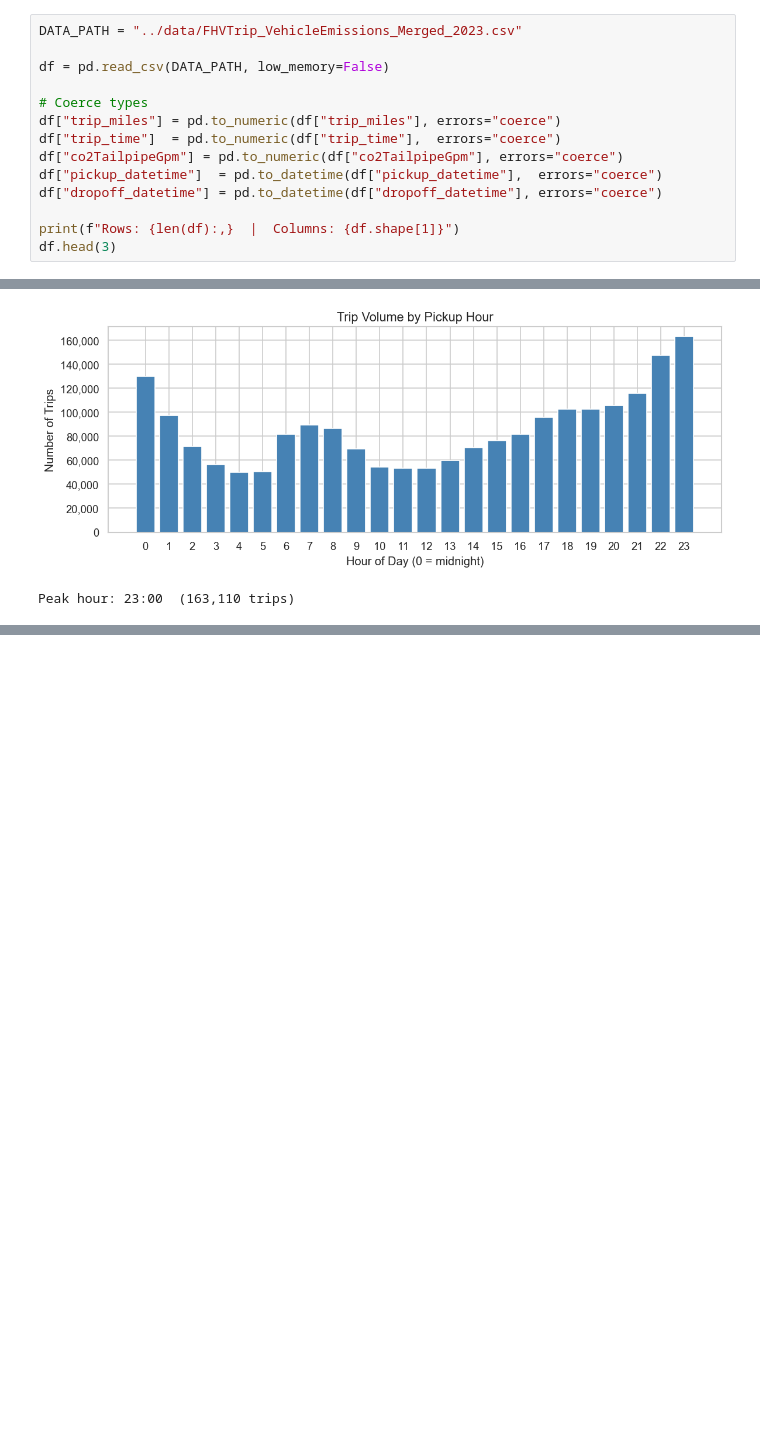
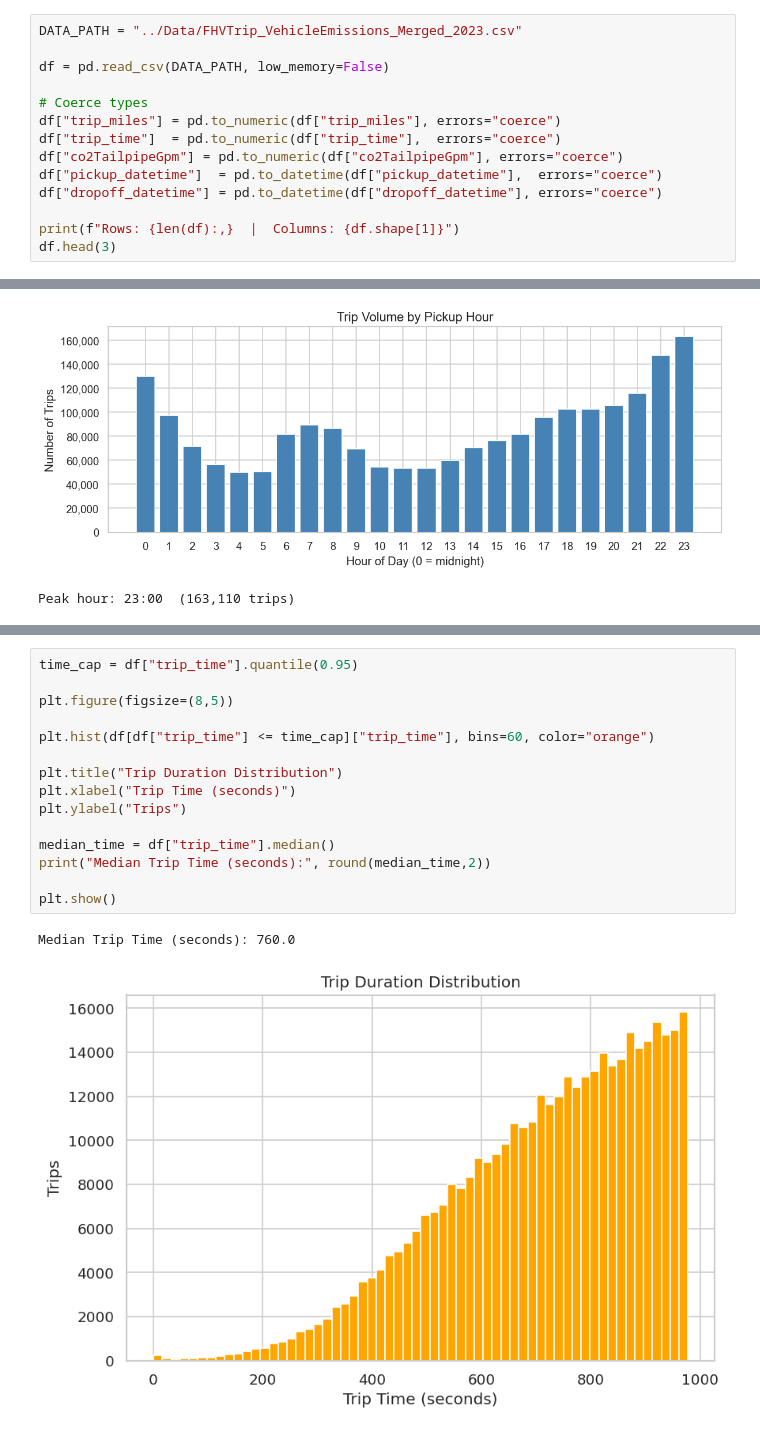
Before and after one commit to anushkasjadhav/MSE446-Optimization-Ride-Pooling-For-Emissions-Reduction, a Jupyter notebook: EDA/trip_distribution_eda.ipynb, the cells around one changed output, grey strips where cells are left out. Drawn from its saved outputs; the diff is of its cells as text; blank space fills up the shorter version.

```diff
--- a/EDA/trip_distribution_eda.ipynb
+++ b/EDA/trip_distribution_eda.ipynb
@@ -21,7 +26,7 @@ plt.rcParams["figure.dpi"] = 120
 # %% [markdown]
 ## 1. Load Data
 # %%
-DATA_PATH = "../data/FHVTrip_VehicleEmissions_Merged_2023.csv"
+DATA_PATH = "../Data/FHVTrip_VehicleEmissions_Merged_2023.csv"
 
 df = pd.read_csv(DATA_PATH, low_memory=False)
 
@@ -280,0 +290,18 @@ Peak hour: 23:00  (163,110 trips)
+# %%
+time_cap = df["trip_time"].quantile(0.95)
+
+plt.figure(figsize=(8,5))
+
+plt.hist(df[df["trip_time"] <= time_cap]["trip_time"], bins=60, color="orange")
+
+plt.title("Trip Duration Distribution")
+plt.xlabel("Trip Time (seconds)")
+plt.ylabel("Trips")
+
+median_time = df["trip_time"].median()
+print("Median Trip Time (seconds):", round(median_time,2))
+
+plt.show()
+# %% [output]
+Median Trip Time (seconds): 760.0
+[figure, added]
```
Also changed, not shown: parts of 10 cells of this notebook, 6 other files.
